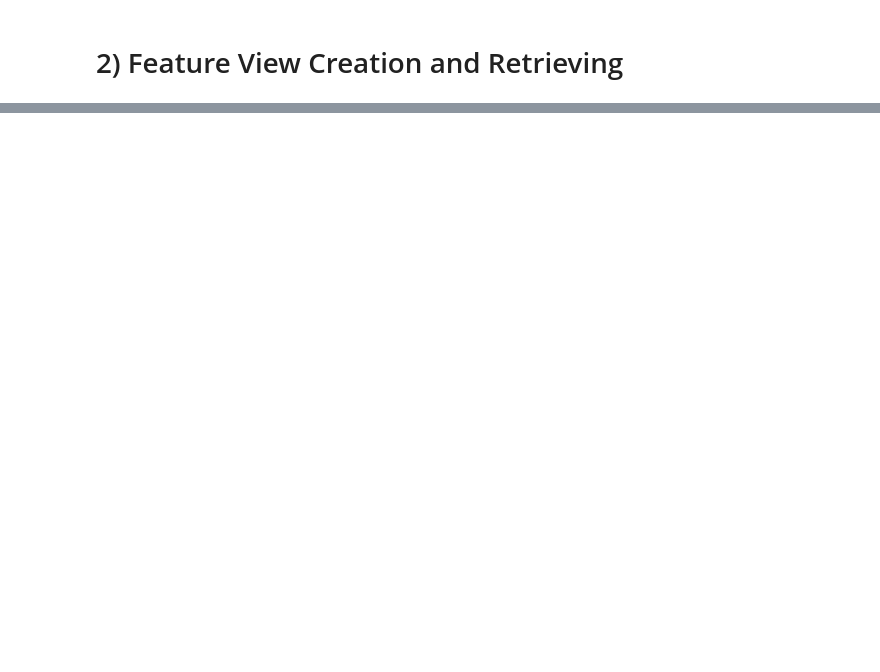
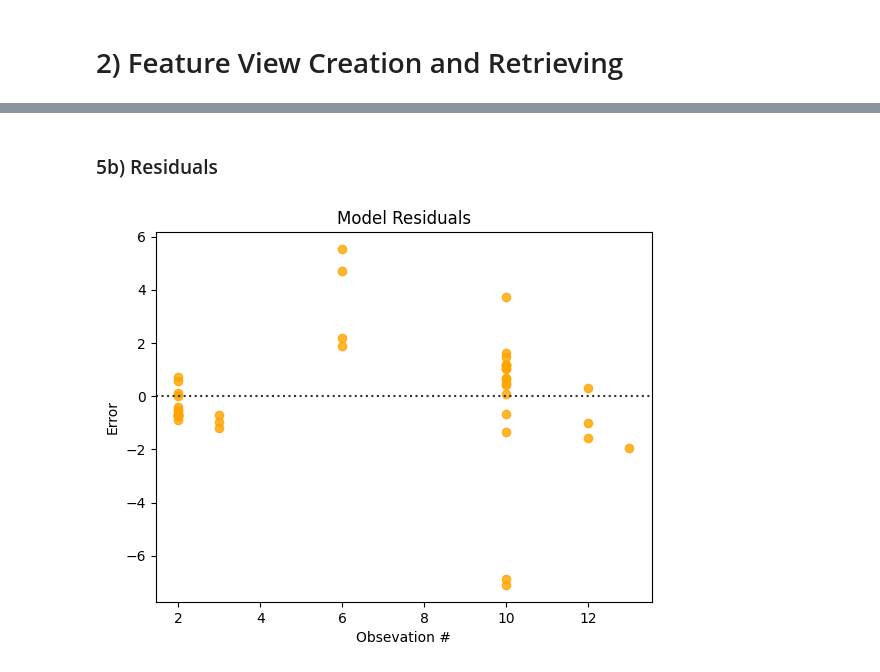
Before and after one commit to marcopellegrinoit/predict-weather-code, a Jupyter notebook: notebooks/3_weather_code_training_pipeline.ipynb, the cells around one changed output, grey strips where cells are left out. Cells and saved outputs as stored; diff of their text form; code cells hidden in the pictures; blank space fills up the shorter version.

Commit message:
training pipeline added

```diff
--- a/notebooks/3_weather_code_training_pipeline.ipynb
+++ b/notebooks/3_weather_code_training_pipeline.ipynb
@@ -32,0 +97,11 @@ weather_fg = fs.get_or_create_feature_group(
+# %%
+# Save initial time
+start_of_cell = time.time()
+
+# Create model
+xgb_model = XGBRegressor()
+
+# Train model on the training set
+xgb_model.fit(X_train, y_train)
+
+print(f"Took {round(time.time() - start_of_cell, 2)} sec to train model.\n")
@@ -32,0 +114,15 @@ weather_fg = fs.get_or_create_feature_group(
+# %%
+# Predict over test set
+y_pred = xgb_model.predict(X_test)
+
+# Calculate MSE
+mse = mean_squared_error(y_test, y_pred)
+print("MSE:", mse)
+
+# Calculate RMSE
+rmse = mean_squared_error(y_test, y_pred, squared=False)
+print("RMSE:", rmse)
+
+# Calculate R squared
+r2 = r2_score(y_test, y_pred)
+print("R2:", r2)
@@ -32,0 +238,17 @@ weather_fg = fs.get_or_create_feature_group(
+# %% [markdown]
+### 5b) Residuals
+# %%
+df_ = pd.DataFrame({
+    "y_true": y_test,
+    "y_pred": y_pred
+})
+residplot = sns.residplot(data=df_, x="y_true", y="y_pred", color='orange')
+plt.title('Model Residuals')
+plt.xlabel('Obsevation #')
+plt.ylabel('Error')
+
+plt.show()
+fig_resid_plot = residplot.get_figure()
+fig_resid_plot.show()
+# %% [output]
+[figure, added]
```
Also changed, not shown: parts of 32 cells of this notebook, 7 other files.
